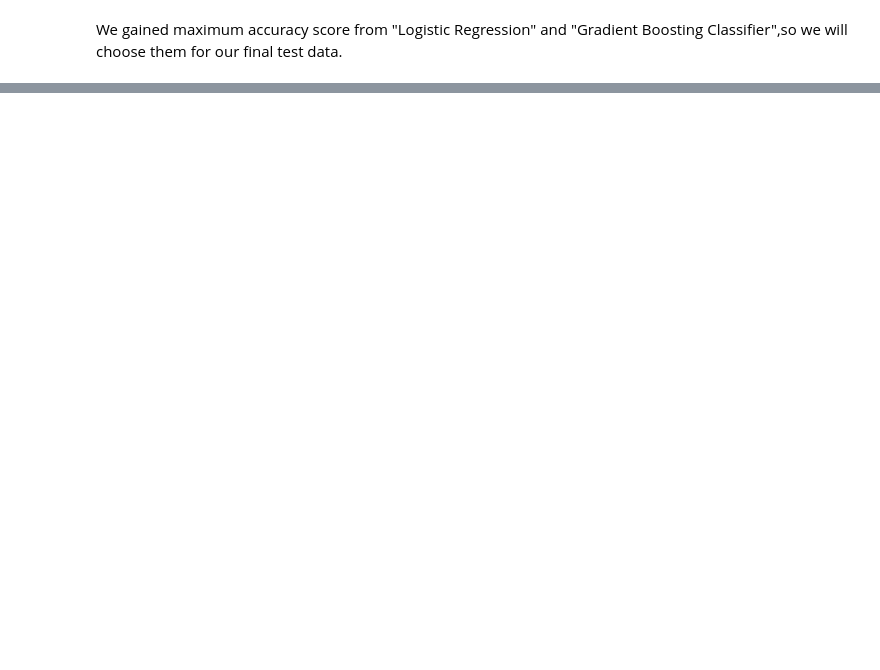
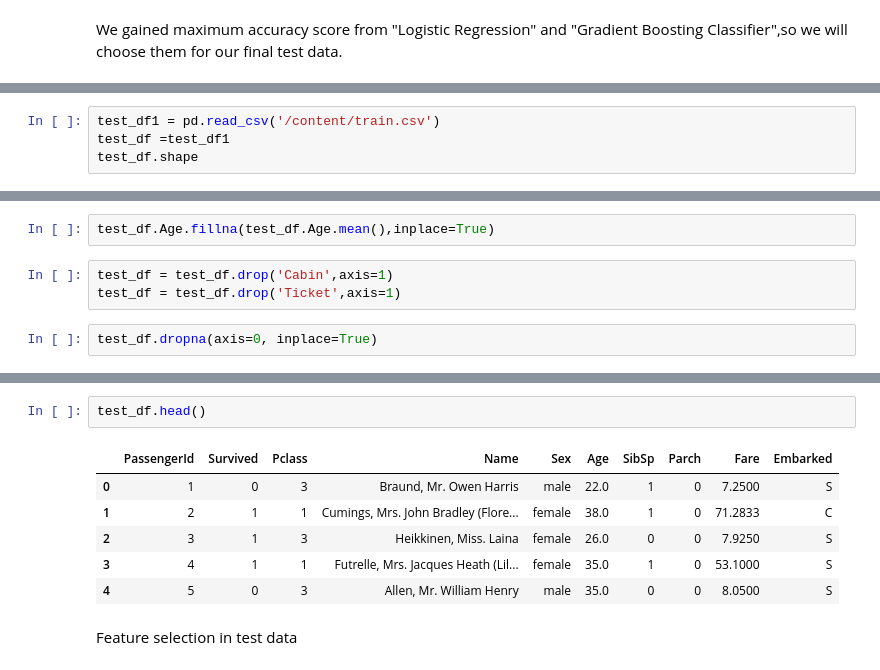
Before and after one commit to cdivy/git_test, a Jupyter notebook: Titanic_Survival_prediction_notebook.ipynb, the cells around one changed output, grey strips where cells are left out. Saved outputs shown, nothing was run; the diff lists cells and outputs as text; blank space fills up the shorter version.

```diff
--- a/Titanic_Survival_prediction_notebook.ipynb
+++ b/Titanic_Survival_prediction_notebook.ipynb
@@ -430,0 +433,4 @@ We gained maximum accuracy score from "Logistic Regression" and "Gradient Boosti
+# %%
+test_df1 = pd.read_csv('/content/train.csv')
+test_df =test_df1
+test_df.shape
@@ -430,0 +457,7 @@ We gained maximum accuracy score from "Logistic Regression" and "Gradient Boosti
+# %%
+test_df.Age.fillna(test_df.Age.mean(),inplace=True)
+# %%
+test_df = test_df.drop('Cabin',axis=1)
+test_df = test_df.drop('Ticket',axis=1)
+# %%
+test_df.dropna(axis=0, inplace=True)
@@ -430,0 +478,11 @@ We gained maximum accuracy score from "Logistic Regression" and "Gradient Boosti
+# %%
+test_df.head()
+# %% [output]
+|  | PassengerId | Survived | Pclass | Name | Sex | Age | SibSp | Parch | Fare | Embarked |
+| 0 | 1 | 0 | 3 | Braund, Mr. Owen Harris | male | 22.0 | 1 | 0 | 7.2500 | S |
+| 1 | 2 | 1 | 1 | Cumings, Mrs. John Bradley (Flore... | female | 38.0 | 1 | 0 | 71.2833 | C |
+| 2 | 3 | 1 | 3 | Heikkinen, Miss. Laina | female | 26.0 | 0 | 0 | 7.9250 | S |
+| 3 | 4 | 1 | 1 | Futrelle, Mrs. Jacques Heath (Lil... | female | 35.0 | 1 | 0 | 53.1000 | S |
+| 4 | 5 | 0 | 3 | Allen, Mr. William Henry | male | 35.0 | 0 | 0 | 8.0500 | S |
+# %% [markdown]
+Feature selection in test data
```
Also changed, not shown: parts of 22 cells of this notebook.
